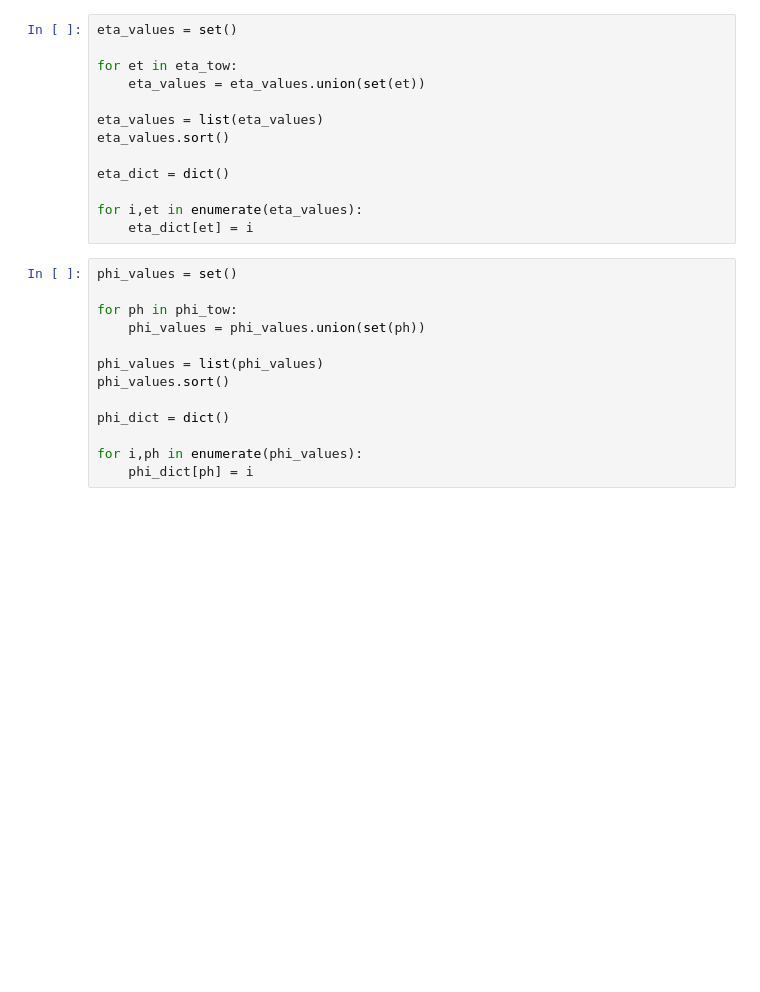
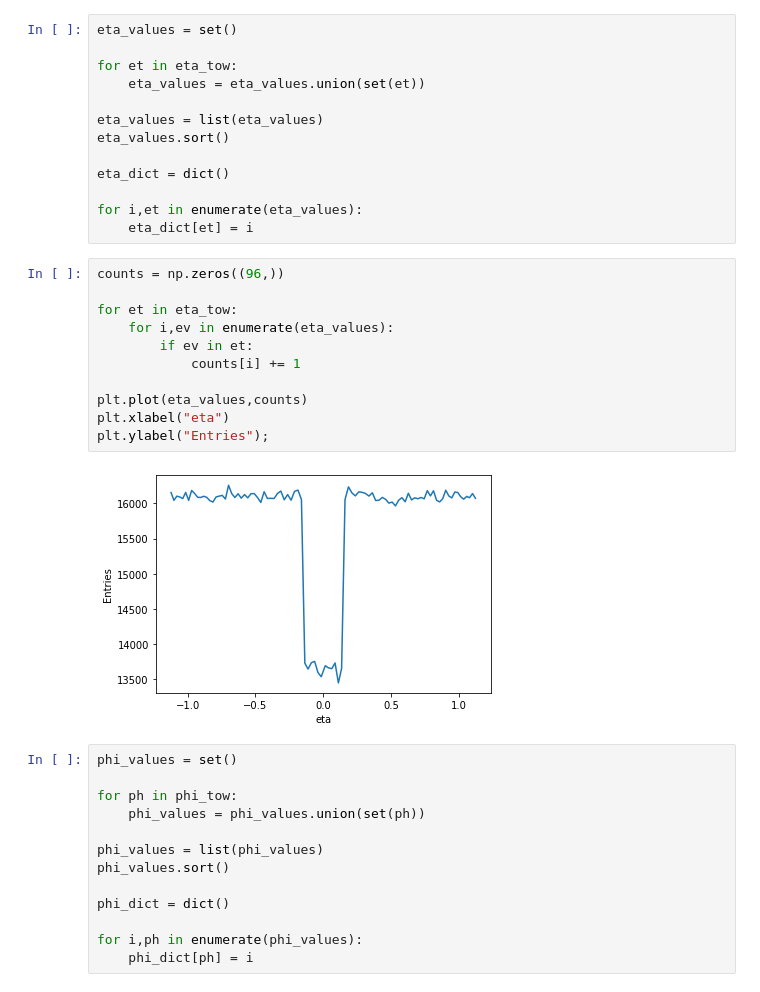
Before and after one commit to osuranyi/EMCal-clustering, a Jupyter notebook: Cluster_seeds.ipynb, the cells around one changed output. Cells and saved outputs as stored; diff of their text form; blank space fills up the shorter version.

```diff
--- a/Cluster_seeds.ipynb
+++ b/Cluster_seeds.ipynb
@@ -51,6 +66,19 @@ eta_dict = dict()
 
 for i,et in enumerate(eta_values):
     eta_dict[et] = i
+# %%
+counts = np.zeros((96,))
+
+for et in eta_tow:
+    for i,ev in enumerate(eta_values):
+        if ev in et:
+            counts[i] += 1
+
+plt.plot(eta_values,counts)
+plt.xlabel("eta")
+plt.ylabel("Entries");
+# %% [output]
+[figure, added]
 # %%
 phi_values = set()
 
```
Also changed, not shown: parts of 5 cells of this notebook, 1 other file.
